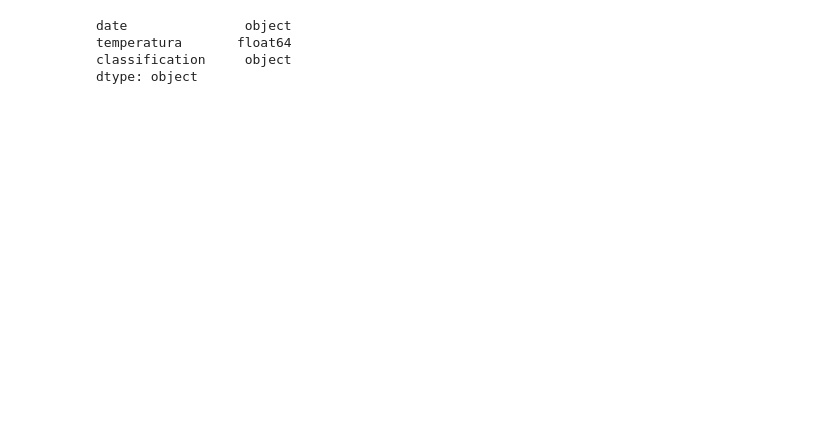
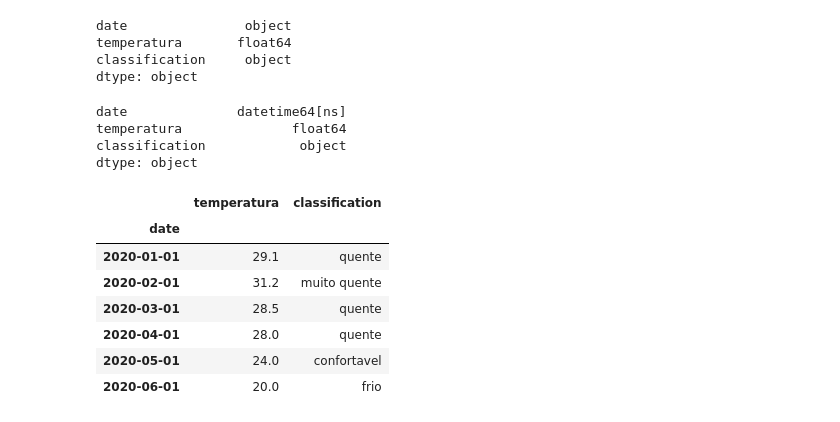
Before and after one commit to wallaceleonardo/bootcamp-IGTI-Desenvolvedor_Python, a Jupyter notebook: Pandas.ipynb, the cells around one changed output. Cells and saved outputs as stored; diff of their text form; code cells hidden in the pictures; blank space fills up the shorter version.

```diff
--- a/Pandas.ipynb
+++ b/Pandas.ipynb
@@ -257,3 +267,27 @@ date               object
 temperatura       float64
 classification     object
 dtype: object
+# %%
+# transformando o tipo da coluna date para datetime
+df['date'] = pd.to_datetime(df['date'])
+df.dtypes
+# %% [output]
+date              datetime64[ns]
+temperatura              float64
+classification            object
+dtype: object
+# %%
+# setando o índice
+df = df.set_index('date')
+# %%
+# visualizando o índice
+df
+# %% [output]
+|  | temperatura | classification |
+| date |  |  |
+| 2020-01-01 | 29.1 | quente |
+| 2020-02-01 | 31.2 | muito quente |
+| 2020-03-01 | 28.5 | quente |
+| 2020-04-01 | 28.0 | quente |
+| 2020-05-01 | 24.0 | confortavel |
+| 2020-06-01 | 20.0 | frio |
```
Also changed, not shown: parts of 15 cells of this notebook.
